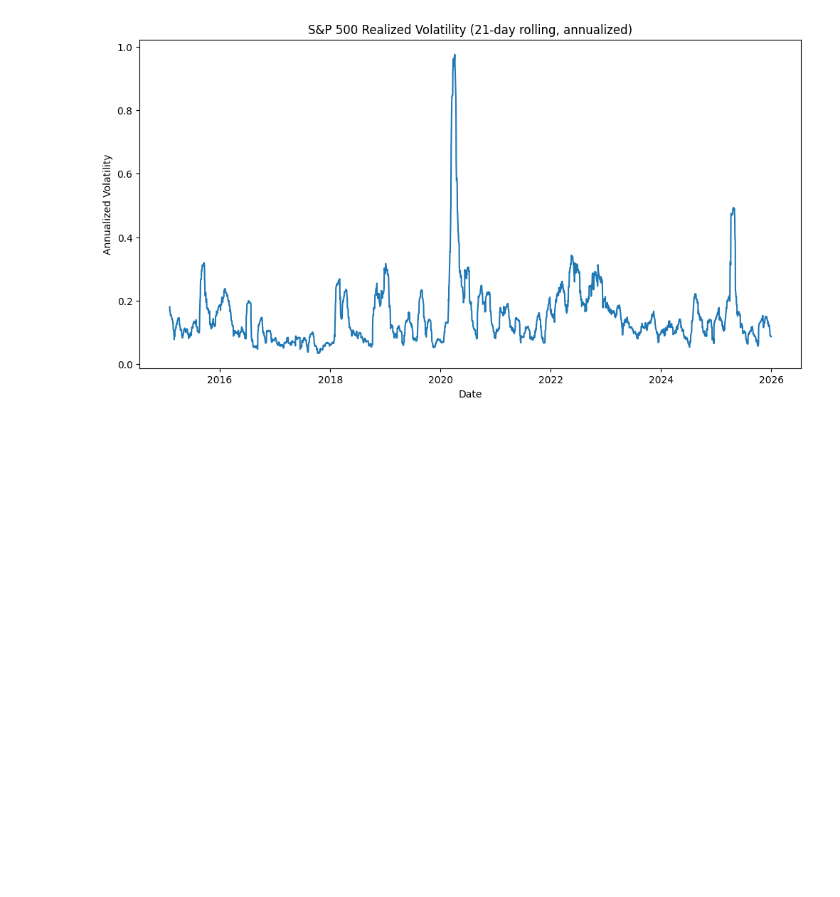
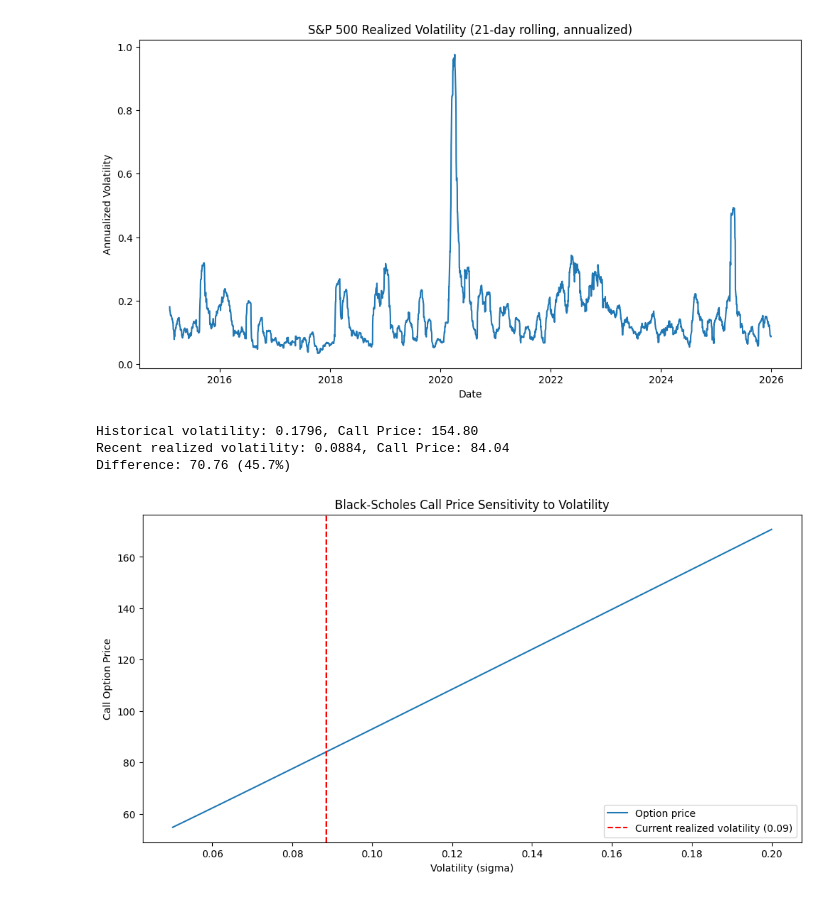
Before and after one commit to BartoszKalinowski1/sp500-volatility-forecasting, a Jupyter notebook: notebooks/02_black_scholes_volatility.ipynb, the cells around one changed output. Drawn from its saved outputs; the diff is of its cells as text; code cells hidden in the pictures; blank space fills up the shorter version.

Commit message:
add Vega parameter visualisation (option price depending on asset volatility)

```diff
--- a/notebooks/02_black_scholes_volatility.ipynb
+++ b/notebooks/02_black_scholes_volatility.ipynb
@@ -34,3 +34,37 @@ def black_scholes_call(S, K, T, r, sigma):
     d2 = d1 - sigma * np.sqrt(T)
     call_price = S * norm.cdf(d1) - K * np.exp(-r * T) * norm.cdf(d2)
     return call_price
+# %%
+S_current = data['Close'].iloc[-1]
+K = S_current # at-the-money option
+T = 30 / 365 # 30 days to expiration
+r = 0.05 # risk-free interest rate
+
+# Scenario 1: constant historical volatility
+sigma_historical = data['log_return'].std() * np.sqrt(252)
+# Scenario 2: realized volatility (last 21 days)
+sigma_recent = data['realized_volatility'].iloc[-1]
+
+price_historical = black_scholes_call(S_current, K, T, r, sigma_historical)
+price_recent = black_scholes_call(S_current, K, T, r, sigma_recent)
+
+print(f"Historical volatility: {sigma_historical:.4f}, Call Price: {price_historical:.2f}")
+print(f"Recent realized volatility: {sigma_recent:.4f}, Call Price: {price_recent:.2f}")
+print(f"Difference: {abs(price_historical - price_recent):.2f} ({abs(price_historical - price_recent)/price_historical*100:.1f}%)")
+# %% [output]
+Historical volatility: 0.1796, Call Price: 154.80
+Recent realized volatility: 0.0884, Call Price: 84.04
+Difference: 70.76 (45.7%)
+# %%
+sigmas = np.linspace(0.05, 0.2, 50)
+prices = [black_scholes_call(S_current, K, T, r, s) for s in sigmas]
+plt.figure(figsize=(12, 6))
+plt.plot(sigmas, prices, label='Option price')
+plt.axvline(sigma_recent, color='r', linestyle='--', label=f"Current realized volatility ({sigma_recent:.2f})")
+plt.xlabel('Volatility (sigma)')
+plt.ylabel('Call Option Price')
+plt.title('Black-Scholes Call Price Sensitivity to Volatility')
+plt.legend()
+plt.show()
+# %% [output]
+[figure, added]
```
